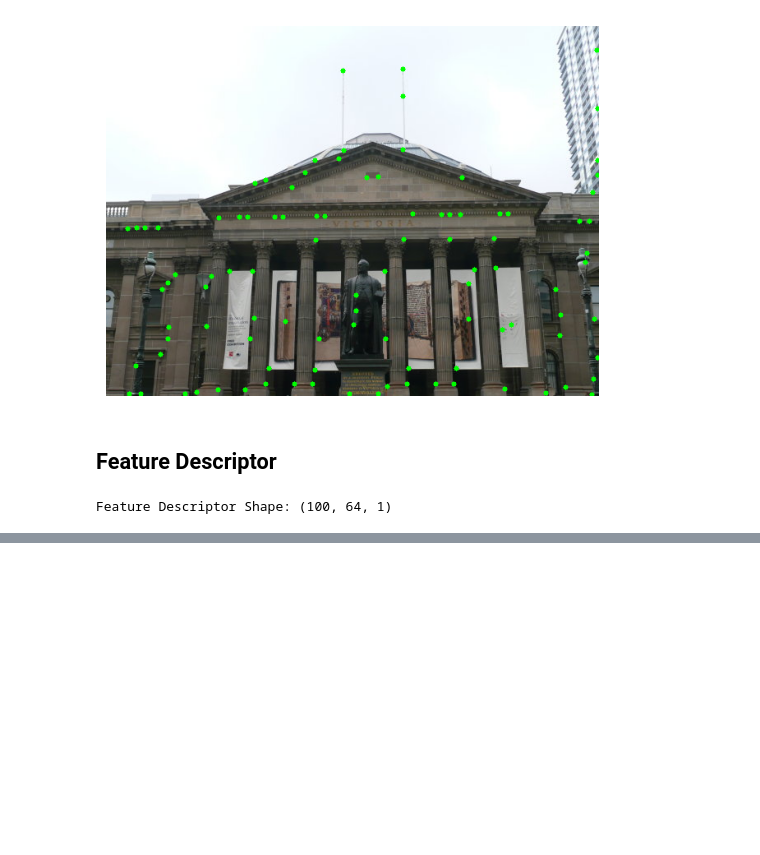
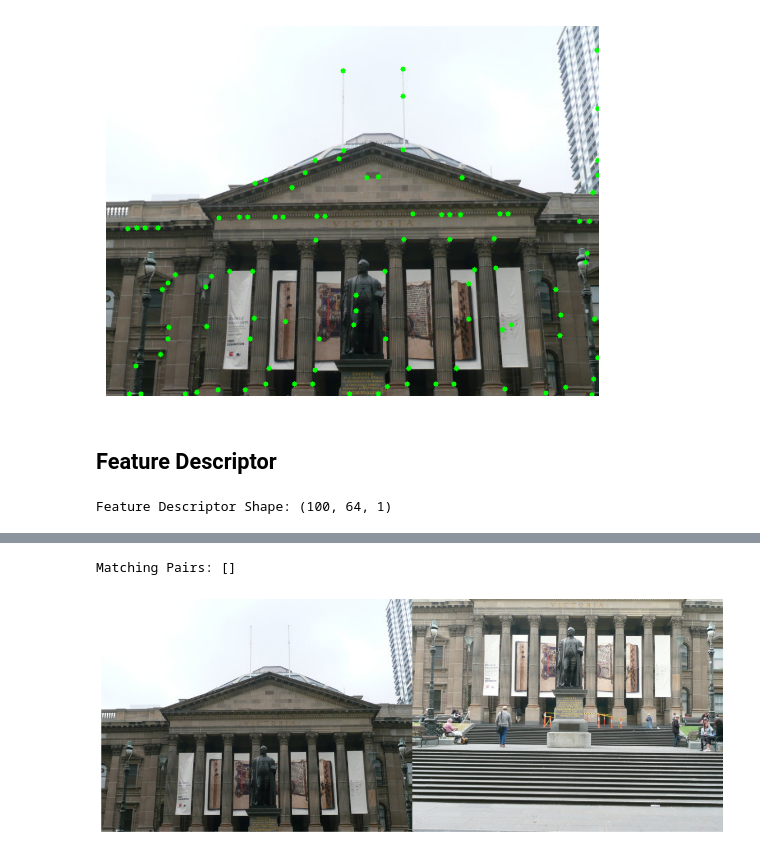
Before and after one commit to neehalsharrma/RBE549-S25-S01, a Jupyter notebook: hw1-myautopano/Phase1/Code/feature_generator.ipynb, the cells around one changed output, grey strips where cells are left out. Saved outputs shown, nothing was run; the diff lists cells and outputs as text; code cells hidden in the pictures; blank space fills up the shorter version.

```diff
--- a/hw1-myautopano/Phase1/Code/feature_generator.ipynb
+++ b/hw1-myautopano/Phase1/Code/feature_generator.ipynb
@@ -159,7 +166,7 @@ def get_feature_descriptor(
 
         Parameters:
         image_patch (np.ndarray): The input image patch.
-        subsample_size (int): The size of the step to be used for subsampling. Default is 8.
+        subsample_size (int): The size of the step to be used for subsampling. Default is 5.
 
         Returns:
         np.ndarray: The processed feature descriptor.
@@ -223,0 +378,71 @@ Feature Descriptor Shape: (100, 64, 1)
+# %%
+# Initialize lists to store feature descriptors and coordinates for each image
+features_list = []
+coords_list = []
+
+# Use only the first two images
+image_files = image_files[:2]
+
+# Loop through each image file
+for image_file in image_files:
+    img_path = os.path.join(image_directory, image_file)
+    img = cv2.imread(img_path)
+    if img is None:
+        raise FileNotFoundError(f"Image not found at path: {img_path}")
+
+    # Convert the image to grayscale
+    gray = cv2.cvtColor(img, cv2.COLOR_BGR2GRAY)
+
+    # Apply the Shi-Tomasi corner detection
+    shi_tomasi_corners = cv2.goodFeaturesToTrack(
+        gray, maxCorners=500, qualityLevel=0.01, minDistance=10
+    )
+    # Convert the corner coordinates to integer values
+    shi_tomasi_corners = np.intp(shi_tomasi_corners)
+
+    # Apply ANMS to the detected corners
+    anms_corners = anms(shi_tomasi_corners.reshape(-1, 2), num_corners)
+
+    # Extract and process the feature descriptor with the specified ANMS corners
+    descriptor = get_feature_descriptor(gray, anms_corners)
+
+    # Append the descriptors and coordinates to the lists
+    features_list.append(descriptor)
+    coords_list.append(anms_corners)
+
+# Initialize the FeatureMatcher with the extracted features and coordinates
+threshold = 0.8  # Set a threshold for feature matching
+matcher = FeatureMatcher(features_list, coords_list, threshold)
+
+# Compute the similarity between feature descriptors from multiple images
+matcher.compute_similarity()
+
+# Get the pairs of matching feature coordinates
+matching_pairs = matcher.get_feature_pairs()
+
+# Print the matching pairs
+print(f"Matching Pairs: {matching_pairs}")
+
+# Read the images again for displaying matches
+images = [cv2.imread(os.path.join(image_directory, image_file)) for image_file in image_files]
+
+# Convert images to grayscale
+gray_images = [cv2.cvtColor(image, cv2.COLOR_BGR2GRAY) for image in images]
+
+# Create a list of keypoints for each image
+keypoints_list = [cv2.KeyPoint(x=float(c[0]), y=float(c[1]), size=1) for coords in coords_list for c in coords]
+
+# Create a list of DMatch objects for the matching pairs
+matches = [cv2.DMatch(_queryIdx=i, _trainIdx=j, imgIdx=0, distance=0) for i, (c1, c2) in enumerate(matching_pairs) for j, c in enumerate(coords_list[1]) if np.array_equal(c, c2)]
+
+# Draw the matches
+img_matches = cv2.drawMatchesKnn(images[0], keypoints_list[:len(coords_list[0])], images[1], keypoints_list[len(coords_list[0]):], [matches], None, flags=cv2.DrawMatchesFlags_NOT_DRAW_SINGLE_POINTS)
+
+# Display the image with matches
+plt.figure(figsize=(15, 10))
+plt.imshow(cv2.cvtColor(img_matches, cv2.COLOR_BGR2RGB))
+plt.axis("off")
+plt.show()
+# %% [output]
+Matching Pairs: []
+[figure, added]
```
Also changed, not shown: parts of 6 cells of this notebook.
